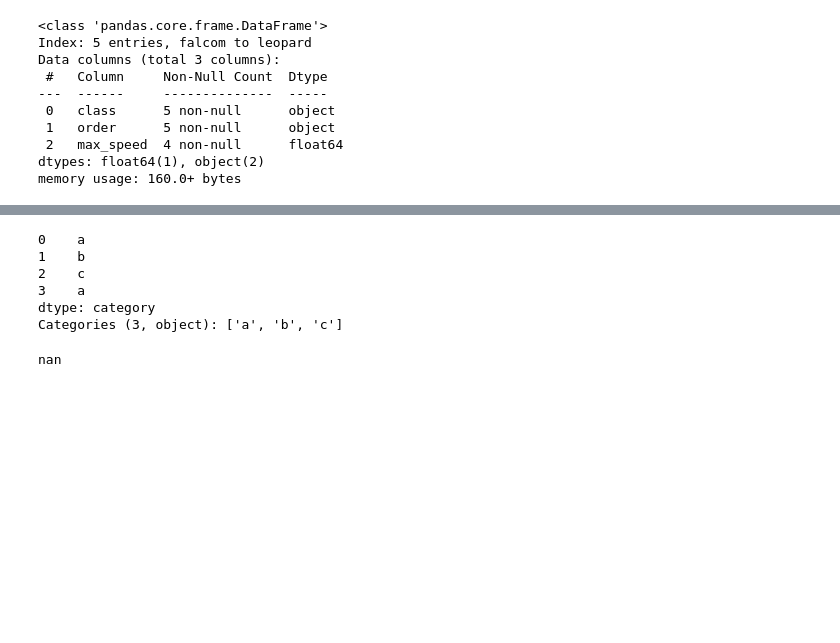
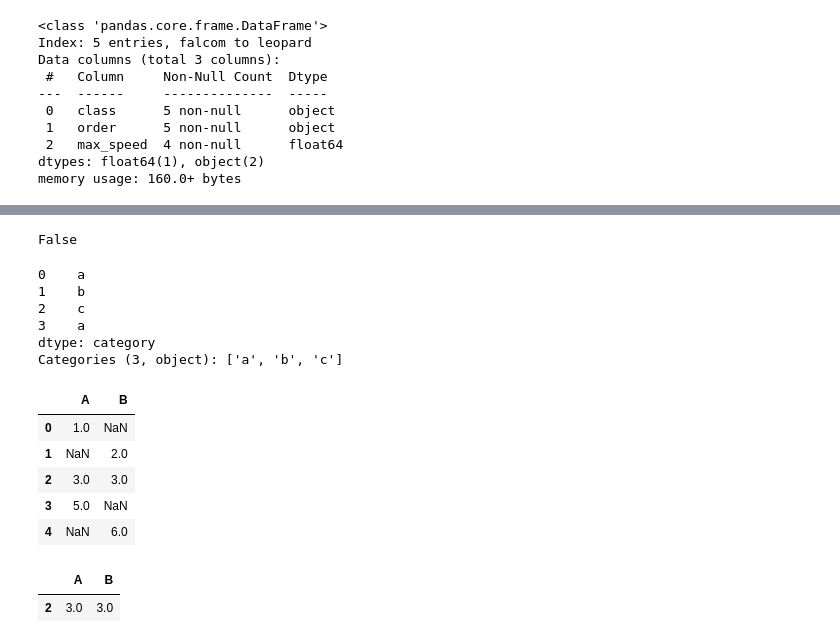
Before and after one commit to kelvinekisa/Financial-analysis-, a Jupyter notebook: index.ipynb, the cells around one changed output, grey strips where cells are left out. Saved outputs shown, nothing was run; the diff lists cells and outputs as text; code cells hidden in the pictures; blank space fills up the shorter version.

```diff
--- a/index.ipynb
+++ b/index.ipynb
@@ -172,3 +223,19 @@ Name: Surname, Length: 891, dtype: object
+# %%
+# Working with missing values
+
+# pandas uses different sentinel values to represent a missing value depending on the datatype
+
+M = pd.Series([1, 2], dtype=np.int64).reindex([0, 1, 2])
+M
+df = pd.Series([True, False], dtype=np.bool_).reindex([0, 1, 2])
+df
+# Detecting these missing values use the isna() or notna() methods
+M.notna() # or isna() will also consider None a missing value
+
+None == None
+np.nan == np.nan
+# %% [output]
+False
 # %%
 # Categorical Data
 '''
@@ -190,19 +257,36 @@ Categories (3, object): ['a', 'b', 'c']
 # %%
 # descriptive statisctics
 df1 = pd.DataFrame(
     {"A": [1.0, np.nan, 3.0, 5.0, np.nan], "B": [np.nan, 2.0, 3.0, np.nan, 6.0]}
 )
 
 
 df2 = pd.DataFrame(
     {
         "A": [5.0, 2.0, 4.0, np.nan, 3.0, 7.0],
         "B": [np.nan, np.nan, 3.0, 4.0, 6.0, 8.0],
     }
 )
 
 df1
 df2
 df1["A"].sum(0, skipna=False)
+
+# Missing data - by default is not included in the computations
+# df1.dropna(how='any') # dropna drops any values with missing data
+df1.fillna(value=5)
+
+df1
 # %% [output]
-nan
+|  | A | B |
+| 0 | 1.0 | NaN |
+| 1 | NaN | 2.0 |
+| 2 | 3.0 | 3.0 |
+| 3 | 5.0 | NaN |
+| 4 | NaN | 6.0 |
+# %%
+df1.dropna(inplace=True)
+df1
+# %% [output]
+|  | A | B |
+| 2 | 3.0 | 3.0 |
```
Also changed, not shown: parts of 3 cells of this notebook.
